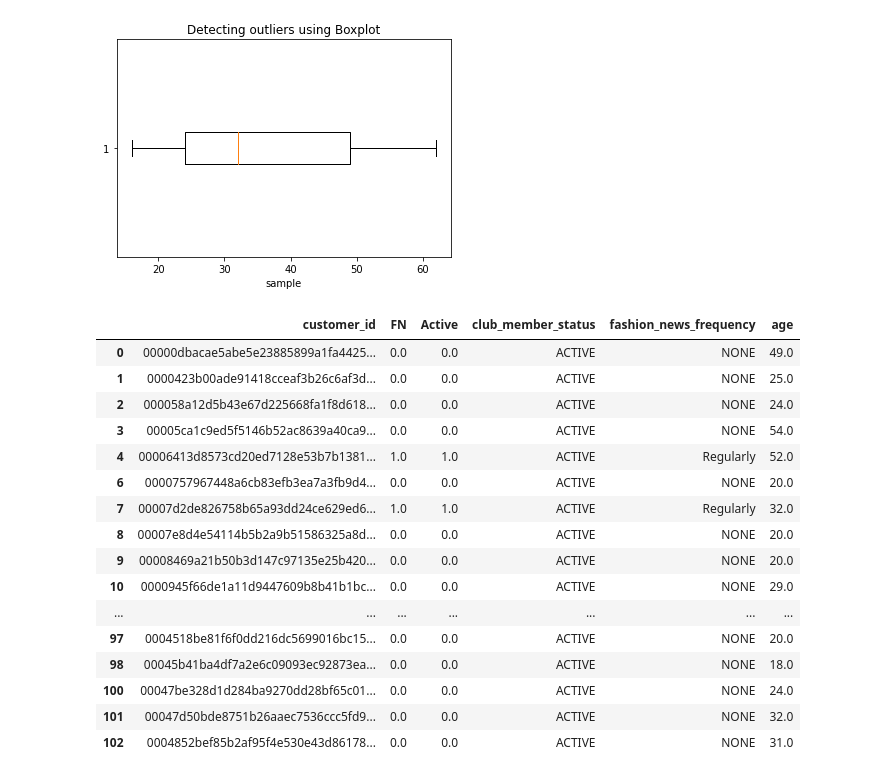
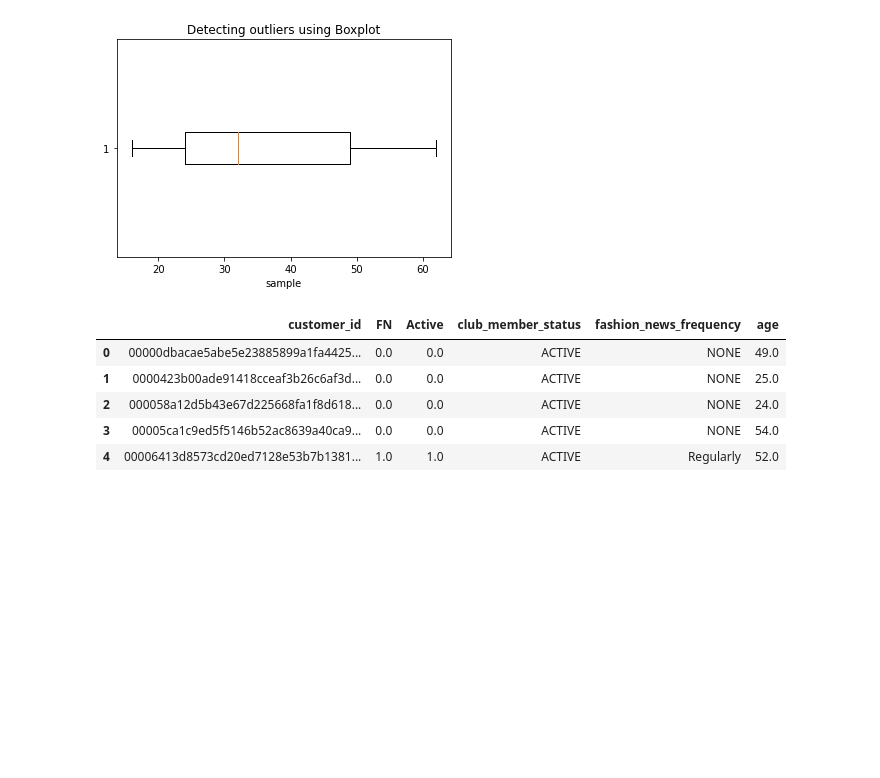
Before and after one commit to WindowNapat/Basic-Programming, a Jupyter notebook: Programming porject/HM EDA.ipynb, the cells around one changed output. Cells and saved outputs as stored; diff of their text form; code cells hidden in the pictures; blank space fills up the shorter version.

```diff
--- a/Programming porject/HM EDA.ipynb
+++ b/Programming porject/HM EDA.ipynb
@@ -575,23 +564,12 @@ Text(0.5, 0, 'sample')
 ## Checkpoint
 cus_df3 = cus_df2.copy()
 # %%
-cus_df3.head(100)
+cus_df3.head()
 # %% [output]
 |  | customer_id | FN | Active | club_member_status | fashion_news_frequency | age |
 | 0 | 00000dbacae5abe5e23885899a1fa4425... | 0.0 | 0.0 | ACTIVE | NONE | 49.0 |
 | 1 | 0000423b00ade91418cceaf3b26c6af3d... | 0.0 | 0.0 | ACTIVE | NONE | 25.0 |
 | 2 | 000058a12d5b43e67d225668fa1f8d618... | 0.0 | 0.0 | ACTIVE | NONE | 24.0 |
 | 3 | 00005ca1c9ed5f5146b52ac8639a40ca9... | 0.0 | 0.0 | ACTIVE | NONE | 54.0 |
 | 4 | 00006413d8573cd20ed7128e53b7b1381... | 1.0 | 1.0 | ACTIVE | Regularly | 52.0 |
-| 6 | 0000757967448a6cb83efb3ea7a3fb9d4... | 0.0 | 0.0 | ACTIVE | NONE | 20.0 |
-| 7 | 00007d2de826758b65a93dd24ce629ed6... | 1.0 | 1.0 | ACTIVE | Regularly | 32.0 |
-| 8 | 00007e8d4e54114b5b2a9b51586325a8d... | 0.0 | 0.0 | ACTIVE | NONE | 20.0 |
-| 9 | 00008469a21b50b3d147c97135e25b420... | 0.0 | 0.0 | ACTIVE | NONE | 20.0 |
-| 10 | 0000945f66de1a11d9447609b8b41b1bc... | 0.0 | 0.0 | ACTIVE | NONE | 29.0 |
-| ... | ... | ... | ... | ... | ... | ... |
-| 97 | 0004518be81f6f0dd216dc5699016bc15... | 0.0 | 0.0 | ACTIVE | NONE | 20.0 |
-| 98 | 00045b41ba4df7a2e6c09093ec92873ea... | 0.0 | 0.0 | ACTIVE | NONE | 18.0 |
-| 100 | 00047be328d1d284ba9270dd28bf65c01... | 0.0 | 0.0 | ACTIVE | NONE | 24.0 |
-| 101 | 00047d50bde8751b26aaec7536ccc5fd9... | 0.0 | 0.0 | ACTIVE | NONE | 32.0 |
-| 102 | 0004852bef85b2af95f4e530e43d86178... | 0.0 | 0.0 | ACTIVE | NONE | 31.0 |
 # %%
```
Also changed, not shown: parts of 3 cells of this notebook, 2 other files.
